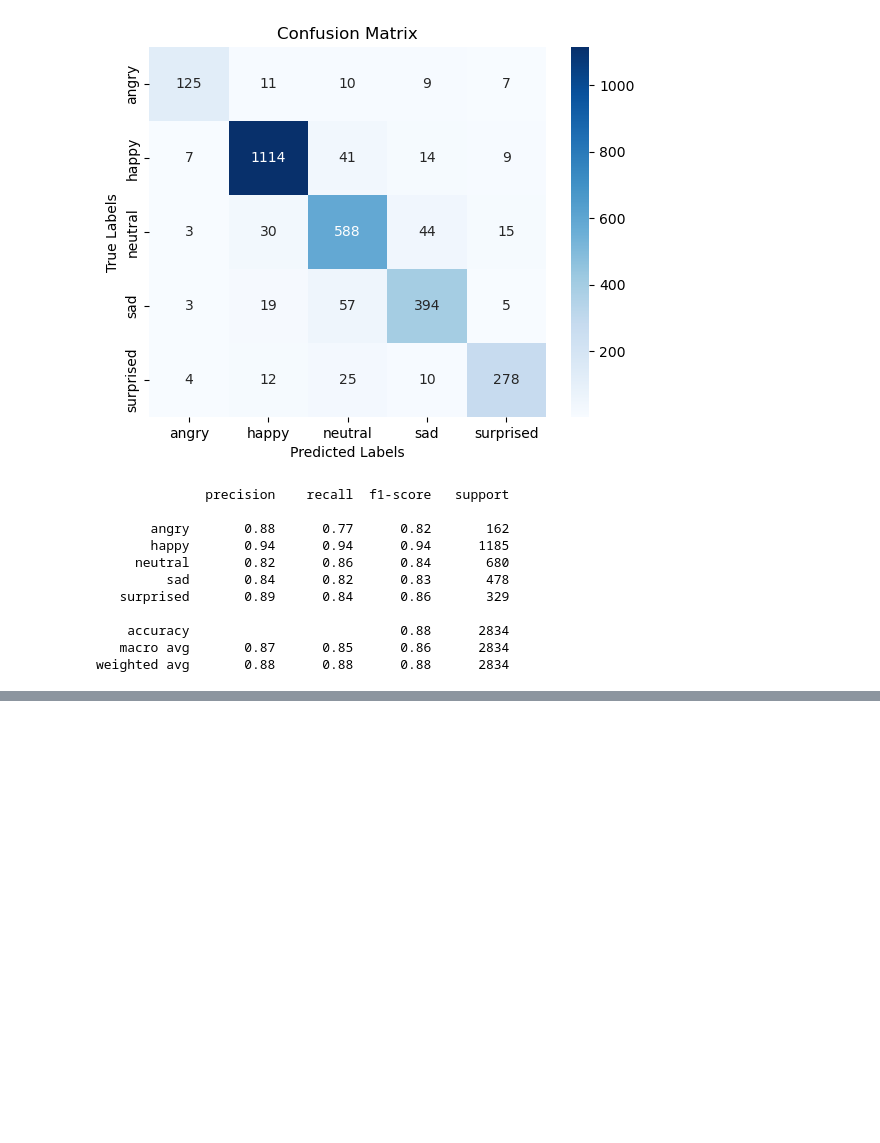
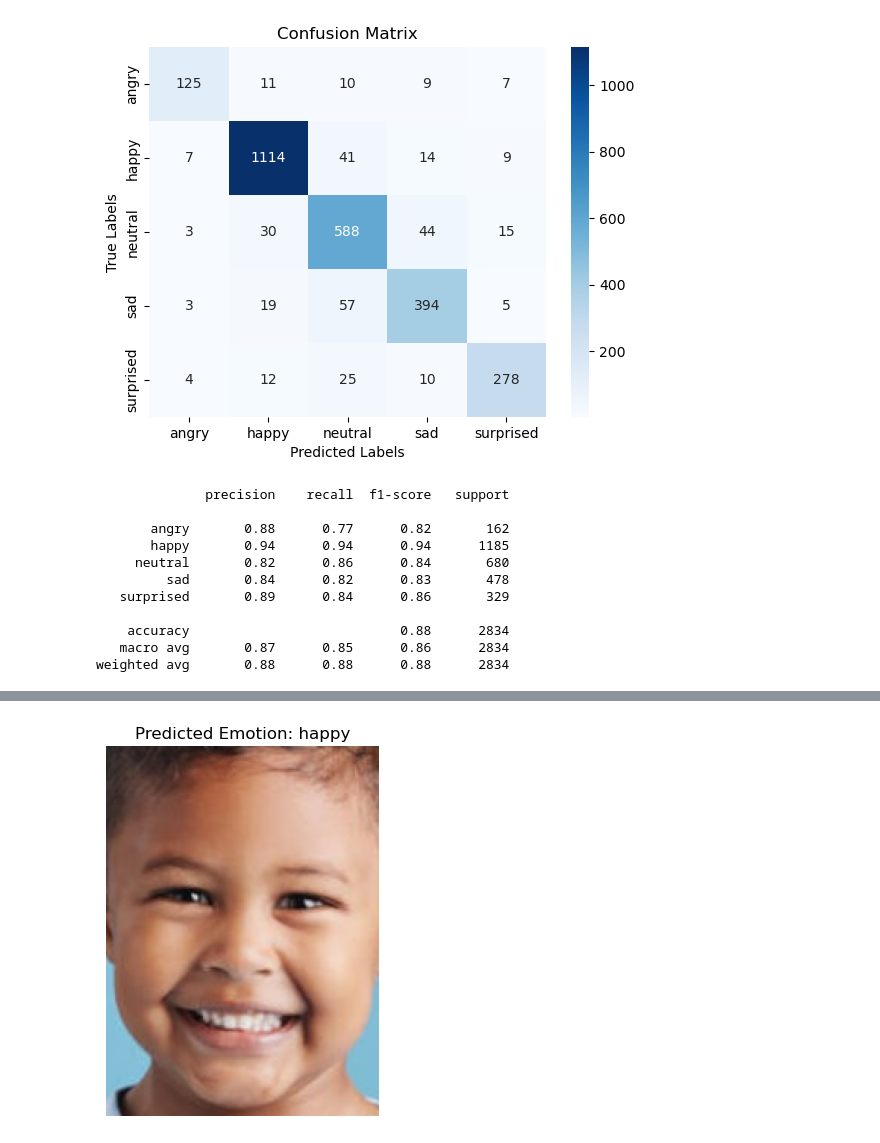
Before and after one commit to SoundMood/machine-learning, a Jupyter notebook: testing-code-5-class.ipynb, the cells around one changed output, grey strips where cells are left out. Drawn from its saved outputs; the diff is of its cells as text; code cells hidden in the pictures; blank space fills up the shorter version.

Commit message:
mtcnn

```diff
--- a/testing-code-5-class.ipynb
+++ b/testing-code-5-class.ipynb
@@ -53,6 +45,6 @@ surprised: 329 sampel
 # %%
 # Load the model
-model = load_model("5kelas.keras")
+model = load_model("model\\5kelas.keras")
 
 # Evaluate the model on the validation set (val_generator)
 test_loss, test_acc = model.evaluate(val_generator)
@@ -170,0 +129,70 @@ plt.show()
+# %%
+from tensorflow.keras.models import load_model
+from mtcnn import MTCNN
+import cv2
+import numpy as np
+import matplotlib.pyplot as plt
+
+# Load model yang sudah dilatih
+model = load_model("model/5kelas.keras")
+
+image_path = 'image.png'
+
+# Inisialisasi detektor wajah MTCNN
+detector = MTCNN()
+
+# Mapping indeks ke nama kelas
+class_names = ['angry', 'happy', 'neutral', 'sad', 'surprised']
+
+def detect_and_crop_face(image):
+    """
+    Fungsi untuk mendeteksi wajah dan meng-crop wajah pertama yang terdeteksi.
+    :param image: Input gambar (numpy array)
+    :return: Gambar wajah yang ter-crop, atau None jika tidak ada wajah yang terdeteksi
+    """
+    faces = detector.detect_faces(image)  # Deteksi wajah dalam gambar
+    if faces:
+        x, y, w, h = faces[0]['box']  # Ambil koordinat wajah pertama
+        cropped_face = image[y:y+h, x:x+w]  # Crop wajah dari gambar
+        return cropped_face
+    else:
+        print("No face detected!")
+        return None
+
+def predict_image(image_array):
+    """
+    Fungsi untuk memprediksi emosi dari gambar input.
+    :param image_array: Array gambar wajah yang sudah di-crop
+    :return: Nama kelas prediksi
+    """
+    image_resized = cv2.resize(image_array, (100, 100))  # Resize ke ukuran input model
+    image_resized = np.expand_dims(image_resized, axis=0)  # Tambahkan dimensi batch
+    image_resized = image_resized / 255.0  # Normalisasi gambar
+    predictions = model.predict(image_resized, verbose=0)  # Prediksi
+    predicted_class = np.argmax(predictions)  # Ambil kelas dengan probabilitas tertinggi
+    return class_names[predicted_class]
+
+# Path ke gambar input
+
+# Baca gambar dari file
+image = cv2.imread(image_path)
+
+# Convert BGR (OpenCV) ke RGB (matplotlib)
+image_rgb = cv2.cvtColor(image, cv2.COLOR_BGR2RGB)
+
+# Deteksi dan crop wajah
+cropped_face = detect_and_crop_face(image_rgb)
+
+if cropped_face is not None:
+    # Prediksi emosi berdasarkan wajah yang di-crop
+    predicted_emotion = predict_image(cropped_face)
+
+    # Tampilkan hasil prediksi
+    plt.imshow(cropped_face)
+    plt.title(f"Predicted Emotion: {predicted_emotion}")
+    plt.axis('off')
+    plt.show()
+else:
+    print("Tidak ada wajah yang terdeteksi!")
+# %% [output]
+[figure, added]
```
Also changed, not shown: parts of 5 cells of this notebook, 1 other file.
